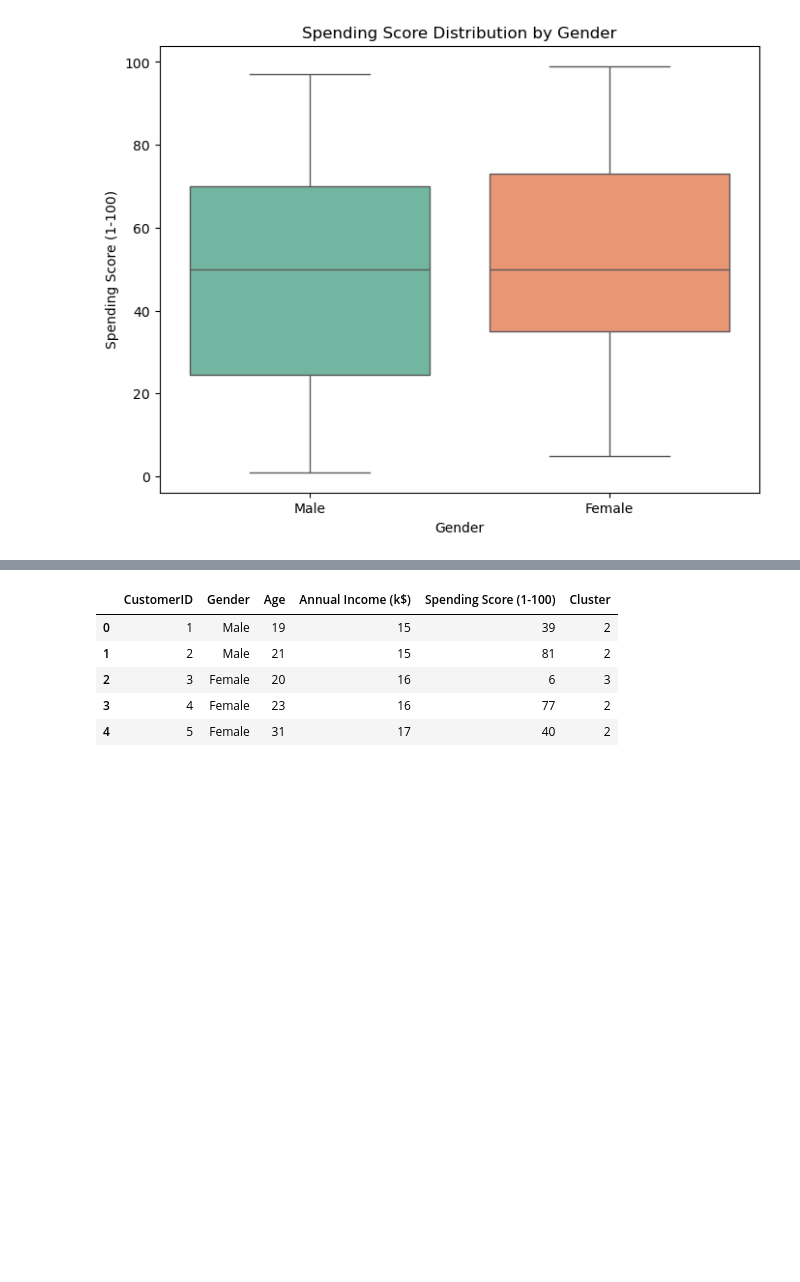
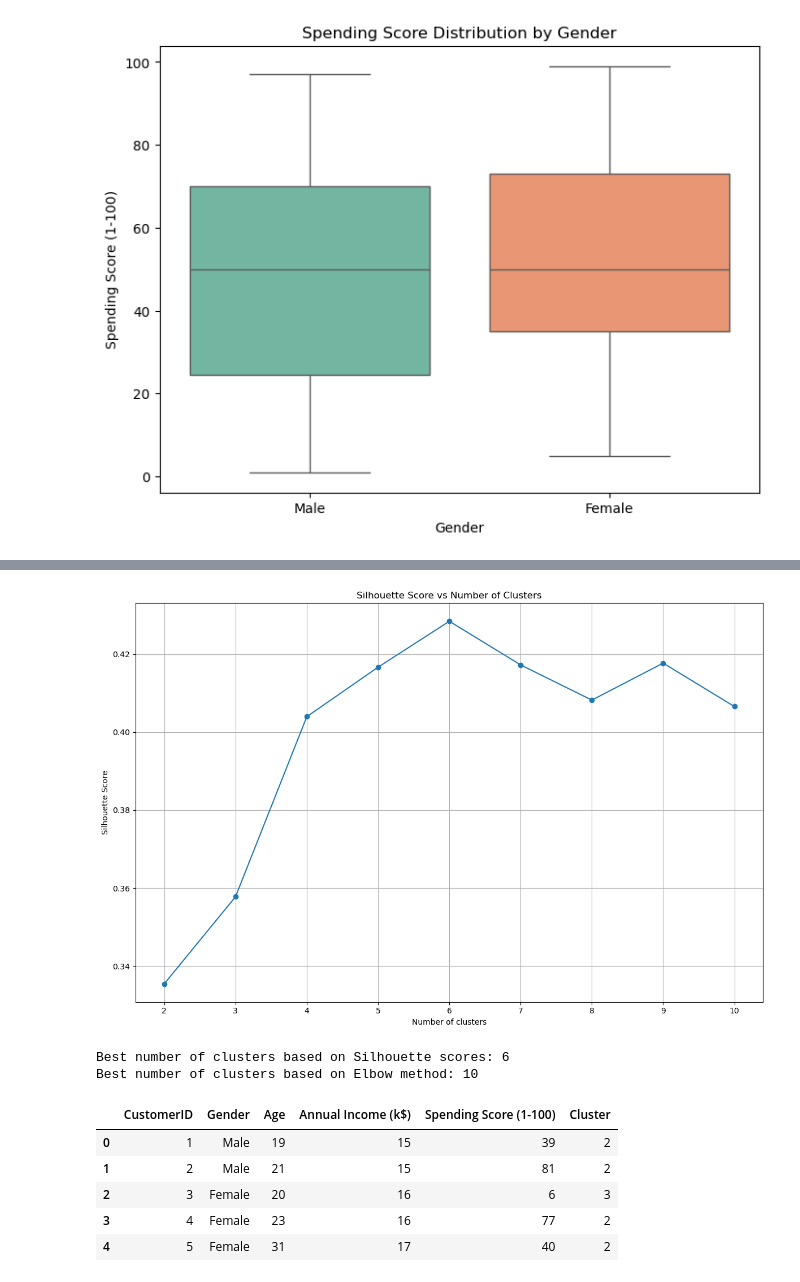
Before and after one commit to FrunzyR/scikit-learn-project, a Jupyter notebook: cluster/clustering-algorithm.ipynb, the cells around one changed output, grey strips where cells are left out. Saved outputs shown, nothing was run; the diff lists cells and outputs as text; code cells hidden in the pictures; blank space fills up the shorter version.

```diff
--- a/cluster/clustering-algorithm.ipynb
+++ b/cluster/clustering-algorithm.ipynb
@@ -97 +149,22 @@ plt.show()
+# %%
+plt.figure(figsize=(12, 8))
+plt.plot(range_n_clusters, silhouette_scores, marker='o')
+plt.title('Silhouette Score vs Number of Clusters')
+plt.xlabel('Number of clusters')
+plt.ylabel('Silhouette Score')
+plt.tight_layout()
+plt.grid(True)
+plt.show()
+# %% [output]
+[figure, added]
+# %%
+# Choose the best k (based on max silhouette score and min inertia)
+best_k = range_n_clusters[silhouette_scores.index(max(silhouette_scores))]
+best_k_elbow = range_n_clusters[inertia.index(min(inertia))]  # Use min here
+
+print(f"Best number of clusters based on Silhouette scores: {best_k}")
+print(f"Best number of clusters based on Elbow method: {best_k_elbow}")
+# %% [output]
+Best number of clusters based on Silhouette scores: 6
+Best number of clusters based on Elbow method: 10
 # %%
```
Also changed, not shown: parts of 13 cells of this notebook.
